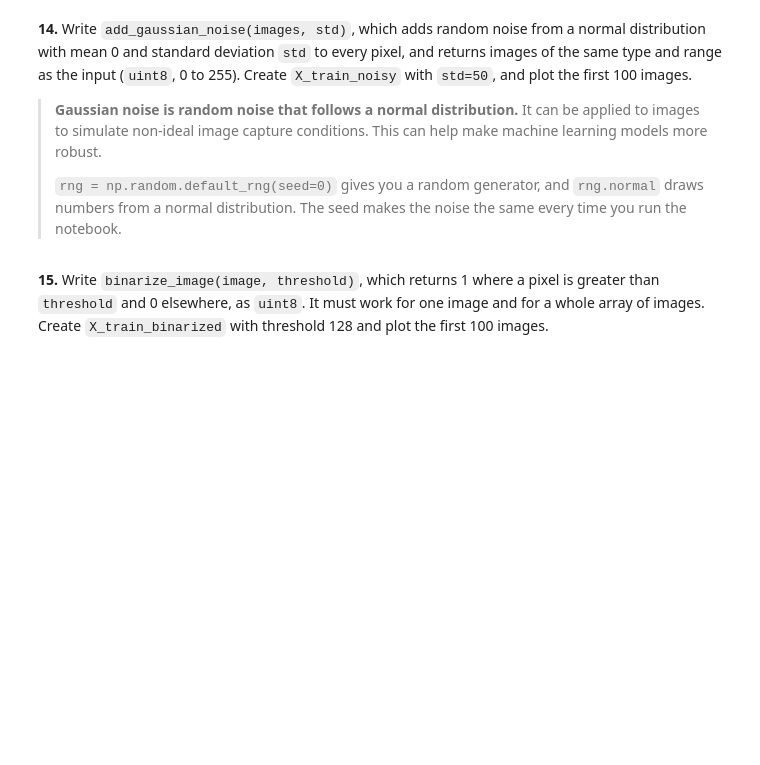
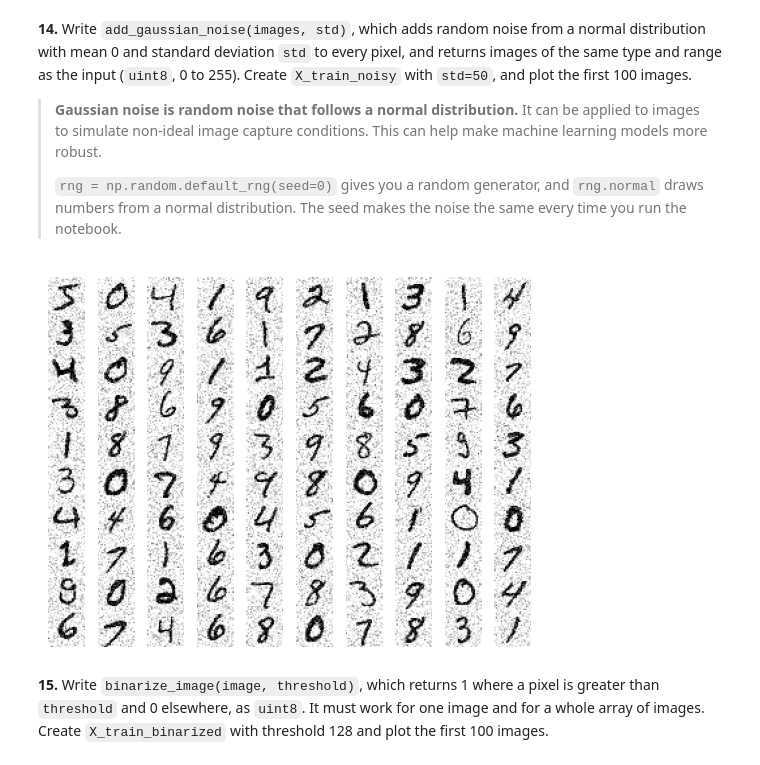
Before and after one commit to Fiteam10/numpy-mnist, a Jupyter notebook: mnist_numpy.ipynb, the cells around one changed output. Drawn from its saved outputs; the diff is of its cells as text; code cells hidden in the pictures; blank space fills up the shorter version.

Commit message:
Exercises 14-23: noise, binarisation, shifts and augmented set

```diff
--- a/mnist_numpy.ipynb
+++ b/mnist_numpy.ipynb
@@ -307,5 +307,20 @@ La versión vectorizada es 243 veces más rápida
 > **Gaussian noise is random noise that follows a normal distribution.** It can be applied to images to simulate non-ideal image capture conditions. This can help make machine learning models more robust.
 >
 > `rng = np.random.default_rng(seed=0)` gives you a random generator, and `rng.normal` draws numbers from a normal distribution. The seed makes the noise the same every time you run the notebook.
+# %%
+rng = np.random.default_rng(seed=0)
+
+
+def add_gaussian_noise(images: np.ndarray, std: float) -> np.ndarray:
+    """Add Gaussian noise to images and clip to valid range."""
+    noise = rng.normal(loc=0.0, scale=std, size=images.shape)
+    return np.clip(images + noise, 0, 255).astype(np.uint8)
+
+
+X_train_noisy = add_gaussian_noise(X_train, std=50)
+
+plot_first_100(X_train_noisy)
+# %% [output]
+[figure, added]
 # %% [markdown]
 **15.** Write `binarize_image(image, threshold)`, which returns 1 where a pixel is greater than `threshold` and 0 elsewhere, as `uint8`. It must work for one image and for a whole array of images. Create `X_train_binarized` with threshold 128 and plot the first 100 images.
```
Also changed, not shown: parts of 10 cells of this notebook.
